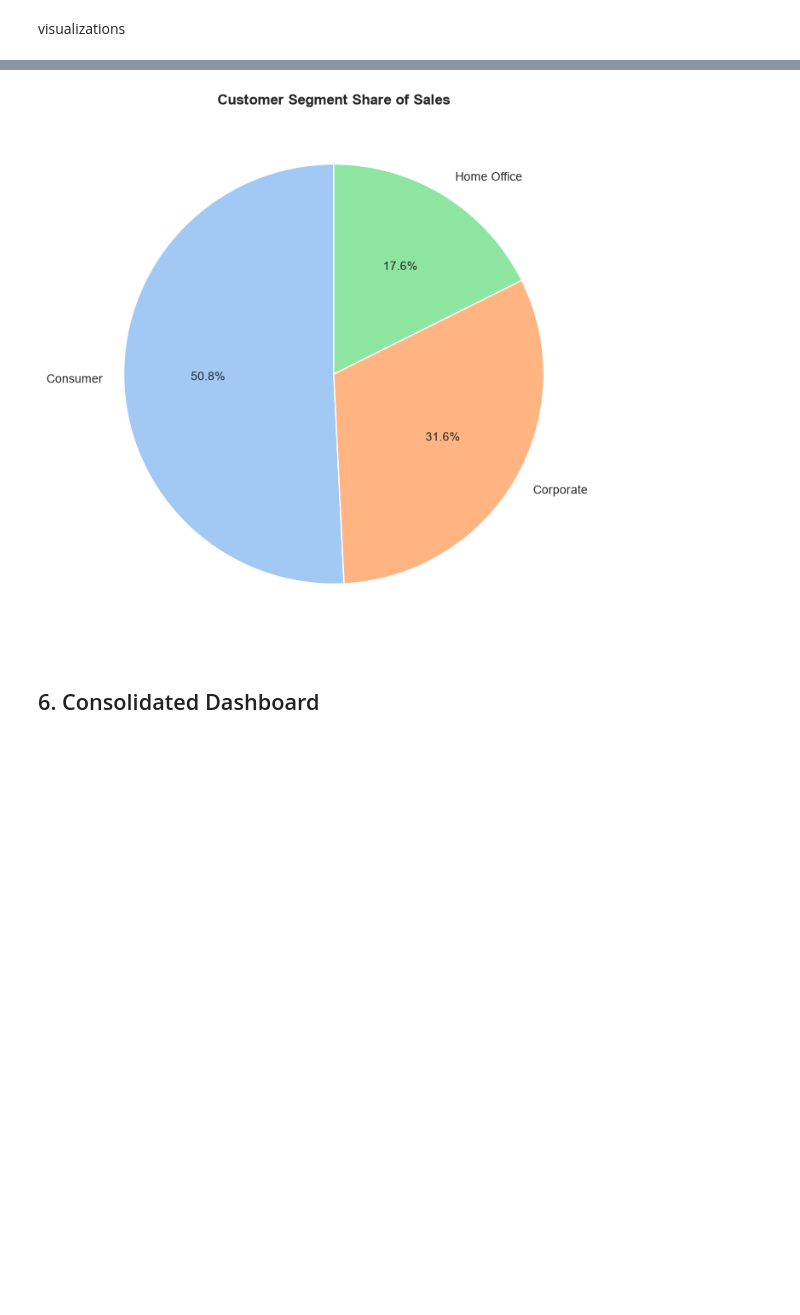
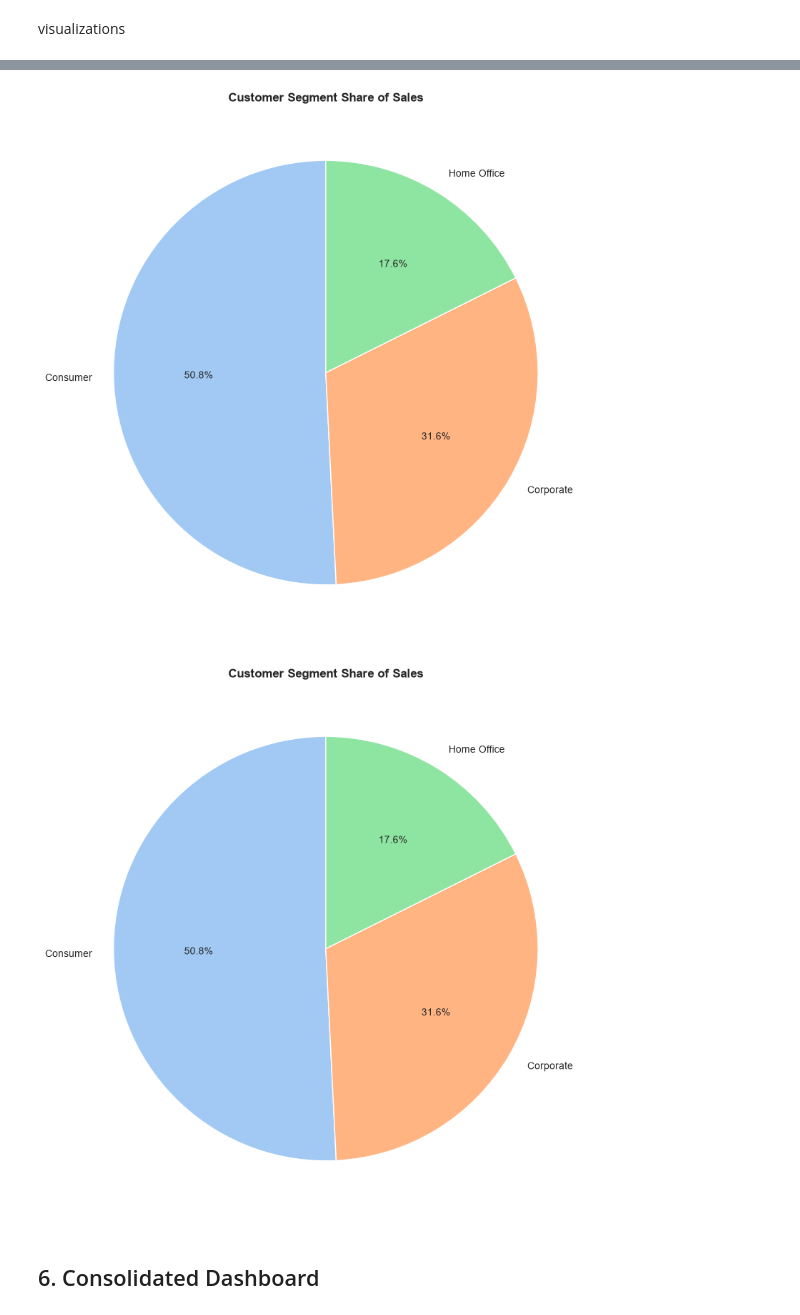
Before and after one commit to z8978630-tech/superstore_analysis, a Jupyter notebook: notebooks/analysis_modular.ipynb, the cells around one changed output, grey strips where cells are left out. Drawn from its saved outputs; the diff is of its cells as text; code cells hidden in the pictures; blank space fills up the shorter version.

```diff
--- a/notebooks/analysis_modular.ipynb
+++ b/notebooks/analysis_modular.ipynb
@@ -38,8 +69,7 @@ sns.set_style("whitegrid")
 # %% [markdown]
 Data loading
 # %%
-df=dl.load_data('../data/Sample-Superstore.xlsx')
-df = load_data(r'C:\Users\MehrIT\Desktop\ds_practice\SampleSuperstore\SampleSuperstore\data\Sample-Superstore.xlsx')
+df = load_data(r'..\data\Sample-Superstore.xlsx')
 df.head()
 print(df.shape)
 print(df.columns.tolist())
@@ -109,7 +326,8 @@ plot_discount_vs_profit(df, '../images/discount.png')
 # %%
-plot_segment_share(segment, '../images/segment.png')
+viz.plot_segment_share(segment, '../images_chart/segment.png')
 # %% [output]
-[figure, old version]
+[figure, new version]
+[figure, added]
 # %% [markdown]
 ## 6. Consolidated Dashboard
 # %%
```
Also changed, not shown: parts of 28 cells of this notebook, 40 other files.
